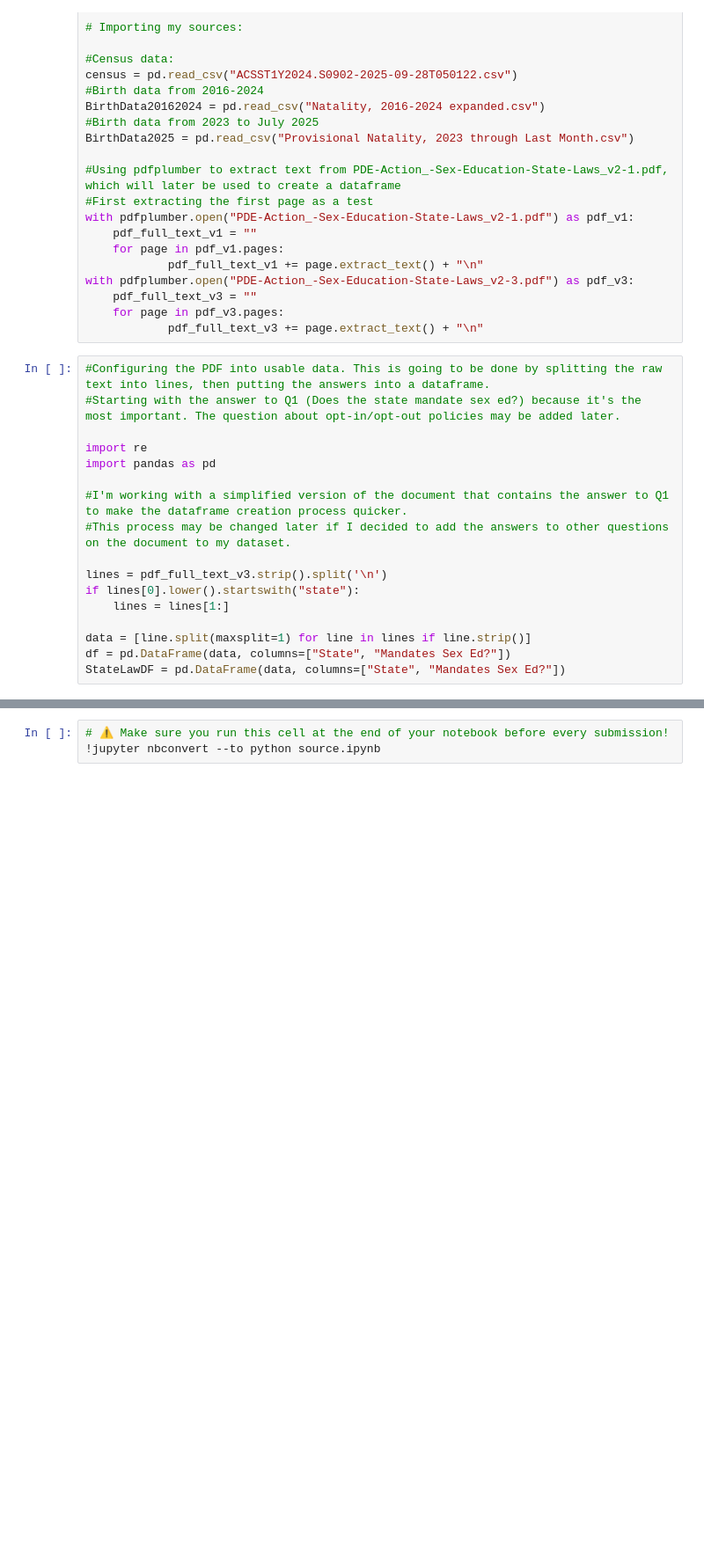
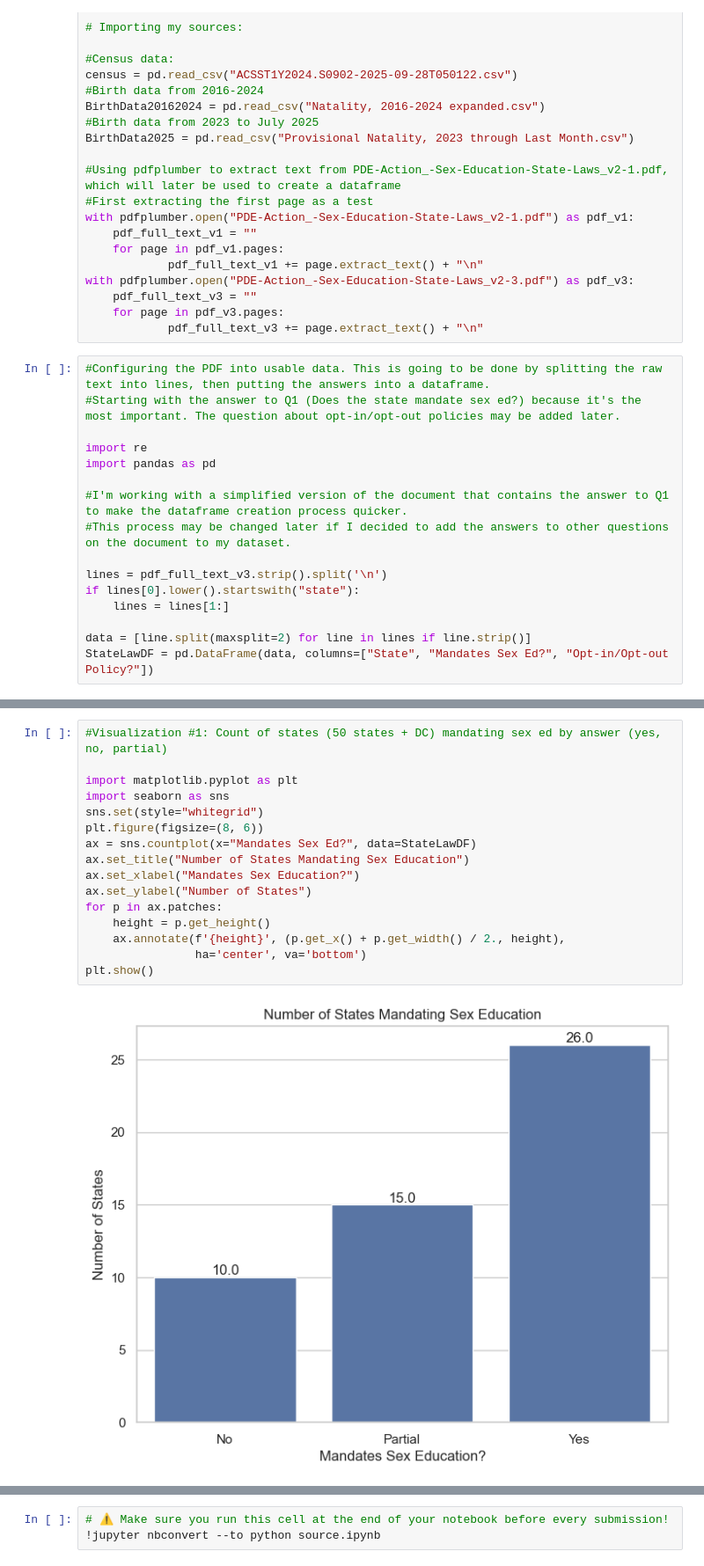
Before and after one commit to IT4063C001-Fall2025/final-project-Error1n, a Jupyter notebook: source.ipynb, the cells around one changed output, grey strips where cells are left out. Shown at 88% size. Cells and saved outputs as stored; diff of their text form; blank space fills up the shorter version.

```diff
--- a/source.ipynb
+++ b/source.ipynb
@@ -93,9 +93,8 @@ lines = pdf_full_text_v3.strip().split('\n')
 if lines[0].lower().startswith("state"):
     lines = lines[1:]
 
-data = [line.split(maxsplit=1) for line in lines if line.strip()]
-df = pd.DataFrame(data, columns=["State", "Mandates Sex Ed?"])
-StateLawDF = pd.DataFrame(data, columns=["State", "Mandates Sex Ed?"])
+data = [line.split(maxsplit=2) for line in lines if line.strip()]
+StateLawDF = pd.DataFrame(data, columns=["State", "Mandates Sex Ed?", "Opt-in/Opt-out Policy?"])
 # %%
 #Testing the PDF Dataframe
 #print(pdf_full_text_v3)
@@ -107,3 +122,21 @@ StateLawDF = pd.DataFrame(data, columns=["State", "Mandates Sex Ed?"])
+# %%
+#Visualization #1: Count of states (50 states + DC) mandating sex ed by answer (yes, no, partial)
+
+import matplotlib.pyplot as plt
+import seaborn as sns
+sns.set(style="whitegrid")
+plt.figure(figsize=(8, 6))
+ax = sns.countplot(x="Mandates Sex Ed?", data=StateLawDF)
+ax.set_title("Number of States Mandating Sex Education")
+ax.set_xlabel("Mandates Sex Education?")
+ax.set_ylabel("Number of States")
+for p in ax.patches:
+    height = p.get_height()
+    ax.annotate(f'{height}', (p.get_x() + p.get_width() / 2., height),
+                ha='center', va='bottom')
+plt.show()
+# %% [output]
+[figure, added]
 # %% [markdown]
 ## Resources and References
 *What resources and references have you used for this project?*
```
Also changed, not shown: parts of 2 cells of this notebook, 1 other file.
